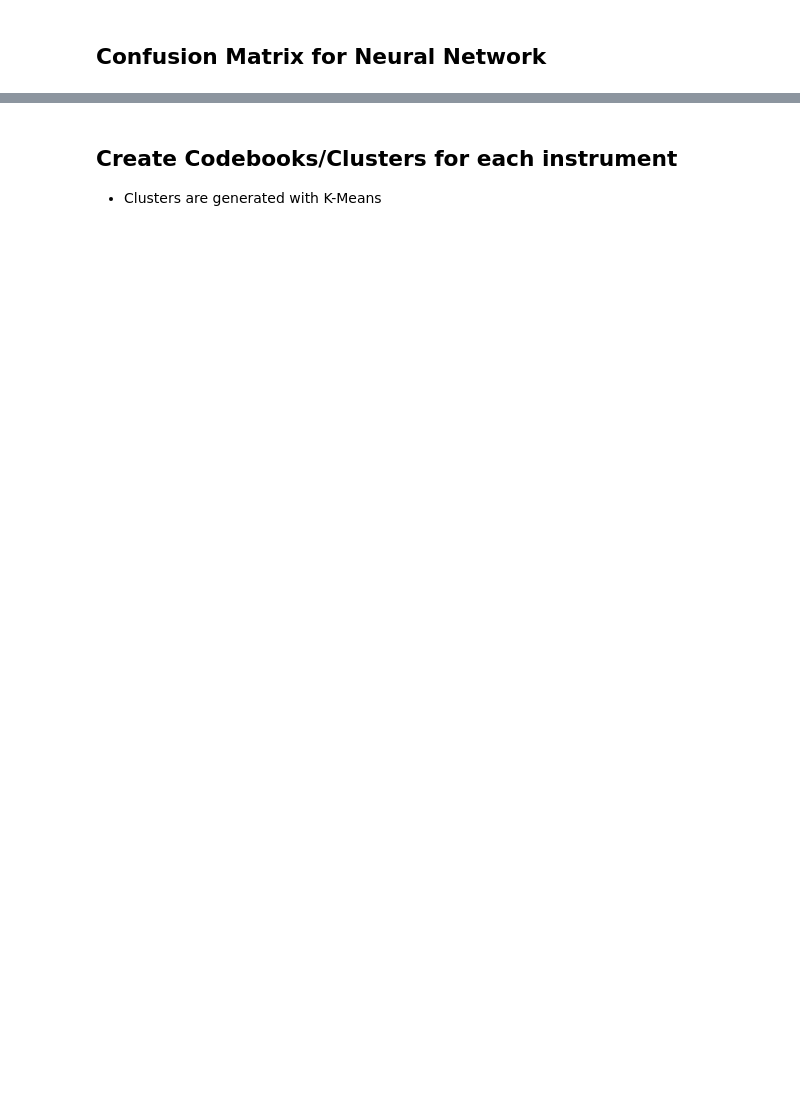
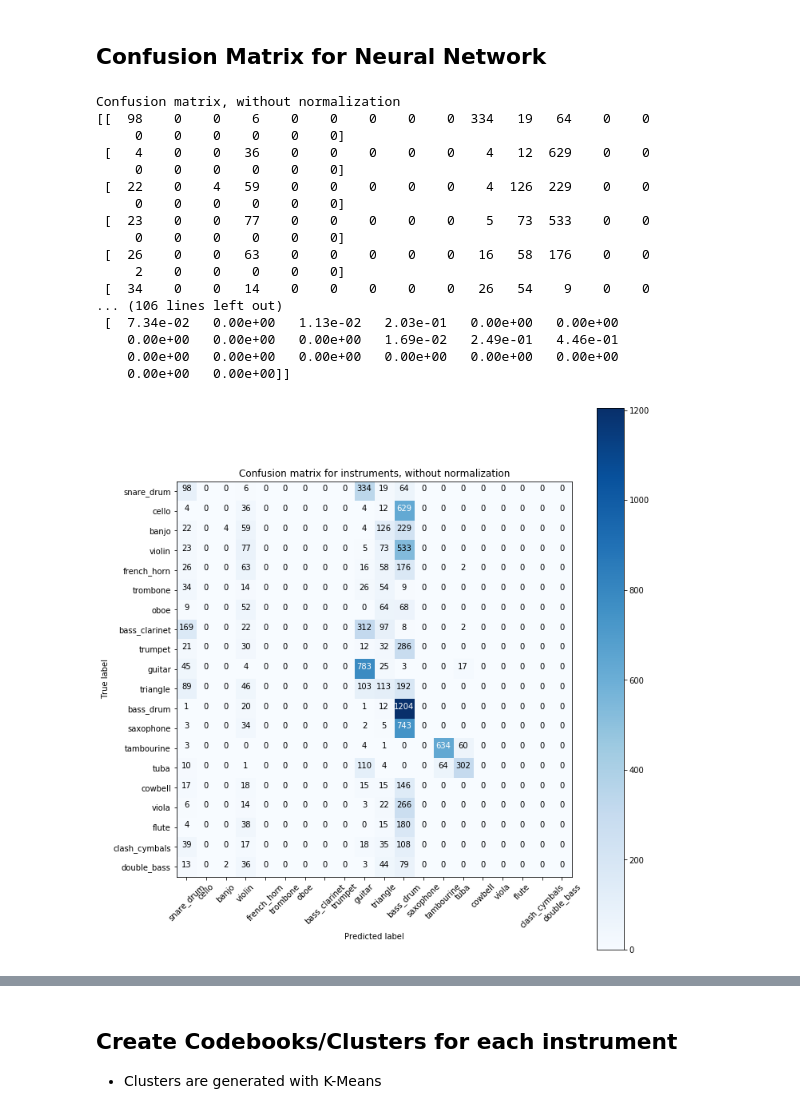
Before and after one commit to smangalik/InstrumentRecognition, a Jupyter notebook: segment_and_fft.ipynb, the cells around one changed output, grey strips where cells are left out. Drawn from its saved outputs; the diff is of its cells as text; code cells hidden in the pictures; blank space fills up the shorter version.

Commit message:
Confusion Matrix

```diff
--- a/segment_and_fft.ipynb
+++ b/segment_and_fft.ipynb
@@ -217,0 +218,73 @@ print(str(k) + '-Fold Score: ' + str(np.mean(scores)) + " (" + str(scores) + ")"
+# %%
+import itertools
+
+from sklearn import svm, datasets
+from sklearn.metrics import confusion_matrix
+
+def plot_confusion_matrix(cm, classes,
+                          normalize=False,
+                          title='Confusion matrix',
+                          cmap=plt.cm.Blues):
+    """
+    This function prints and plots the confusion matrix.
+    Normalization can be applied by setting `normalize=True`.
+    """
+    if normalize:
+        cm = cm.astype('float') / cm.sum(axis=1)[:, np.newaxis]
+        print("Normalized confusion matrix")
+    else:
+        print('Confusion matrix, without normalization')
+
+    print(cm)
+
+    plt.imshow(cm, interpolation='nearest', cmap=cmap)
+    plt.title(title)
+    plt.colorbar()
+    tick_marks = np.arange(len(classes))
+    plt.xticks(tick_marks, classes, rotation=45)
+    plt.yticks(tick_marks, classes)
+
+    fmt = '.2f' if normalize else 'd'
+    thresh = cm.max() / 2.
+    for i, j in itertools.product(range(cm.shape[0]), range(cm.shape[1])):
+        plt.text(j, i, format(cm[i, j], fmt),
+                 horizontalalignment="center",
+                 color="white" if cm[i, j] > thresh else "black")
+
+    plt.tight_layout()
+    plt.ylabel('True label')
+    plt.xlabel('Predicted label')
+
+confusion_matrix = confusion_matrix(y_test, predictions)
+np.set_printoptions(precision=2)
+
+instrument_names = [instrument.name for instrument in instruments]
+
+plt.figure(figsize=(10,10))
+plot_confusion_matrix(confusion_matrix, classes=instrument_names,
+                      title = 'Confusion matrix for instruments, without normalization')
+
+plt.figure(figsize=(10,10))
+plot_confusion_matrix(confusion_matrix, classes=instrument_names, normalize=True,
+                      title = 'Normalized confusion matri for instruments')
+
+plt.show()
+# %% [output]
+Confusion matrix, without normalization
+[[  98    0    0    6    0    0    0    0    0  334   19   64    0    0
+     0    0    0    0    0    0]
+ [   4    0    0   36    0    0    0    0    0    4   12  629    0    0
+     0    0    0    0    0    0]
+ [  22    0    4   59    0    0    0    0    0    4  126  229    0    0
+     0    0    0    0    0    0]
+ [  23    0    0   77    0    0    0    0    0    5   73  533    0    0
+     0    0    0    0    0    0]
+ [  26    0    0   63    0    0    0    0    0   16   58  176    0    0
+     2    0    0    0    0    0]
+ [  34    0    0   14    0    0    0    0    0   26   54    9    0    0
+... (106 lines left out)
+ [  7.34e-02   0.00e+00   1.13e-02   2.03e-01   0.00e+00   0.00e+00
+    0.00e+00   0.00e+00   0.00e+00   1.69e-02   2.49e-01   4.46e-01
+    0.00e+00   0.00e+00   0.00e+00   0.00e+00   0.00e+00   0.00e+00
+    0.00e+00   0.00e+00]]
+[figure, added]
```
Also changed, not shown: parts of 8 cells of this notebook, 1 other file.
